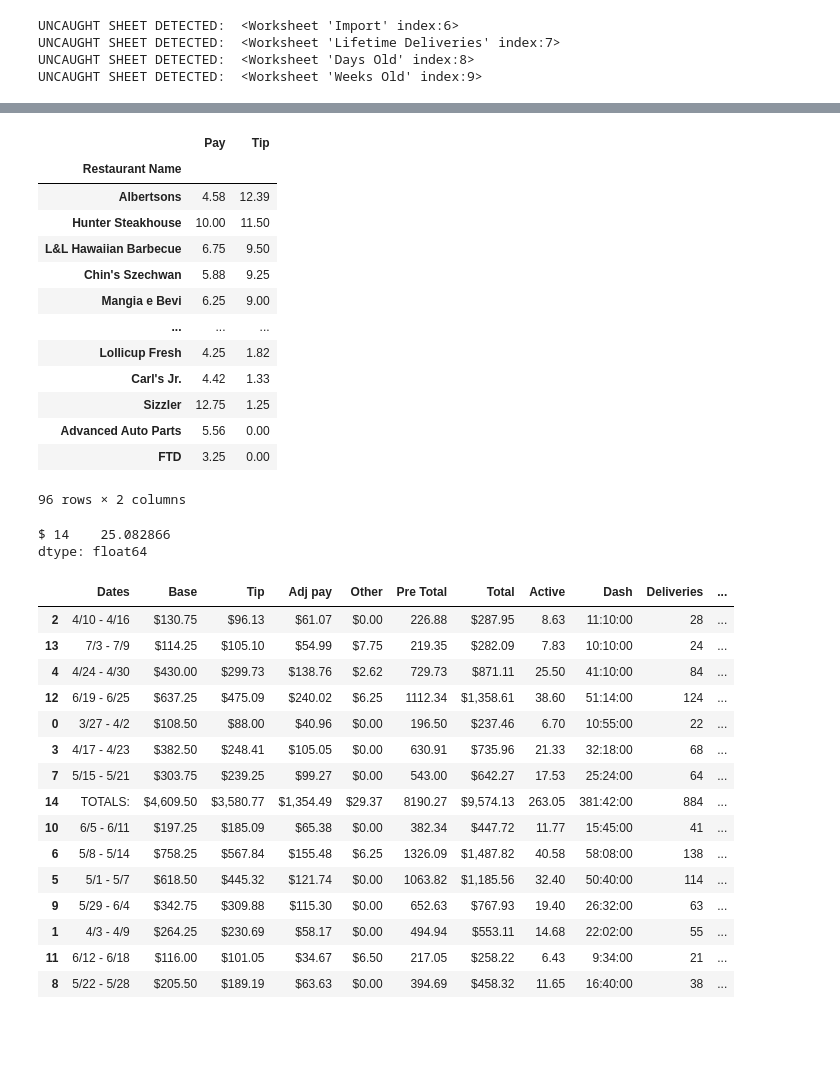
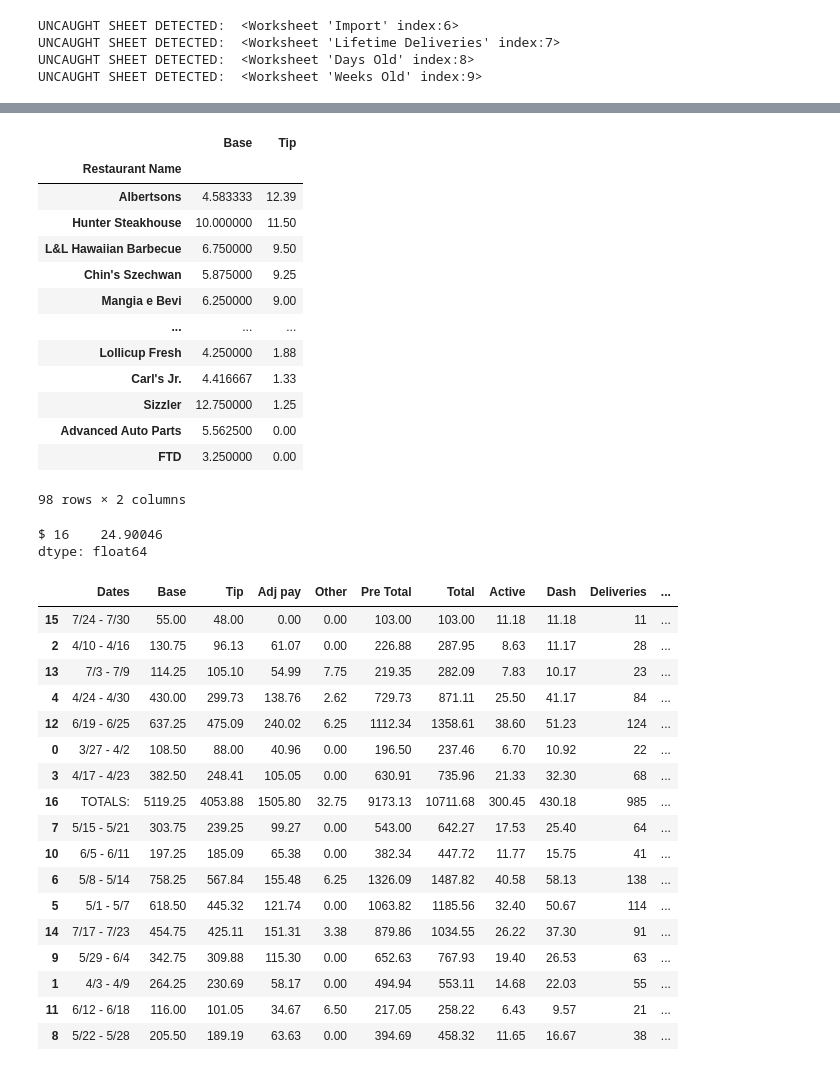
Before and after one commit to Crawford92/DeliveryData, a Jupyter notebook: stats.ipynb, the cells around one changed output, grey strips where cells are left out. Cells and saved outputs as stored; diff of their text form; code cells hidden in the pictures; blank space fills up the shorter version.

```diff
--- a/stats.ipynb
+++ b/stats.ipynb
@@ -116,62 +201,64 @@ print(percTipped*100, "% of customers tip")
 # %%
 tempDF = sheets_result.copy()
 tempDF = tempDF[sheets_result["Restaurant Name"].duplicated(keep=False) == True]
-tempDF = tempDF.groupby(["Restaurant Name"]).agg({"Pay": "mean", "Tip": "mean"})
+tempDF = tempDF.groupby(["Restaurant Name"]).agg({"Base": "mean", "Tip": "mean"})
 tempDF = tempDF.round({'Pay': 2, 'Tip': 2})
 tempDF.sort_values("Tip", ascending=False)
 # %% [output]
-|  | Pay | Tip |
+|  | Base | Tip |
 | Restaurant Name |  |  |
-| Albertsons | 4.58 | 12.39 |
-| Hunter Steakhouse | 10.00 | 11.50 |
-| L&L Hawaiian Barbecue | 6.75 | 9.50 |
-| Chin's Szechwan | 5.88 | 9.25 |
-| Mangia e Bevi | 6.25 | 9.00 |
+| Albertsons | 4.583333 | 12.39 |
+| Hunter Steakhouse | 10.000000 | 11.50 |
+| L&L Hawaiian Barbecue | 6.750000 | 9.50 |
+| Chin's Szechwan | 5.875000 | 9.25 |
+| Mangia e Bevi | 6.250000 | 9.00 |
 | ... | ... | ... |
-| Lollicup Fresh | 4.25 | 1.82 |
-| Carl's Jr. | 4.42 | 1.33 |
-| Sizzler | 12.75 | 1.25 |
-| Advanced Auto Parts | 5.56 | 0.00 |
-| FTD | 3.25 | 0.00 |
+| Lollicup Fresh | 4.250000 | 1.88 |
+| Carl's Jr. | 4.416667 | 1.33 |
+| Sizzler | 12.750000 | 1.25 |
+| Advanced Auto Parts | 5.562500 | 0.00 |
+| FTD | 3.250000 | 0.00 |
-96 rows × 2 columns
+98 rows × 2 columns
 # %%
 tempDF = sheets_WeeksDF.copy()
 #double bracket on iloc returns a df instead of series
 tempDF = tempDF.iloc[[-1]]
-dollars_to_floats(tempDF, ["Total"])
-hours_to_floats(tempDF, ["Dash"])
+#dollars_to_floats(tempDF, ["Total"])
+#hours_to_floats(tempDF, ["Dash"])
 hourlyRate = tempDF["Total"]/tempDF["Dash"]
 float(tempDF["Dash"])
 #Hourly rate is touple? just print [1] then
 print("$", hourlyRate)
 # %% [output]
-$ 14    25.082866
+$ 16    24.90046
 dtype: float64
 # %%
 #So float(var) converts, but series.astype(float) is for series in df
 # %%
-dollars_to_floats(sheets_WeeksDF, ["Pre Total"])
-hours_to_floats(sheets_WeeksDF, ["Active"])
+#dollars_to_floats(sheets_WeeksDF, ["Pre Total"])
+#hours_to_floats(sheets_WeeksDF, ["Active"])
 
 sheets_WeeksDF["pretotalactiveratio"] = sheets_WeeksDF["Pre Total"]/sheets_WeeksDF["Active"]
 sheets_WeeksDF.sort_values(by=["pretotalactiveratio"])
 # %% [output]
 |  | Dates | Base | Tip | Adj pay | Other | Pre Total | Total | Active | Dash | Deliveries | ... |
-| 2 | 4/10 - 4/16 | $130.75 | $96.13 | $61.07 | $0.00 | 226.88 | $287.95 | 8.63 | 11:10:00 | 28 | ... |
-| 13 | 7/3 - 7/9 | $114.25 | $105.10 | $54.99 | $7.75 | 219.35 | $282.09 | 7.83 | 10:10:00 | 24 | ... |
-| 4 | 4/24 - 4/30 | $430.00 | $299.73 | $138.76 | $2.62 | 729.73 | $871.11 | 25.50 | 41:10:00 | 84 | ... |
-| 12 | 6/19 - 6/25 | $637.25 | $475.09 | $240.02 | $6.25 | 1112.34 | $1,358.61 | 38.60 | 51:14:00 | 124 | ... |
-| 0 | 3/27 - 4/2 | $108.50 | $88.00 | $40.96 | $0.00 | 196.50 | $237.46 | 6.70 | 10:55:00 | 22 | ... |
-| 3 | 4/17 - 4/23 | $382.50 | $248.41 | $105.05 | $0.00 | 630.91 | $735.96 | 21.33 | 32:18:00 | 68 | ... |
-| 7 | 5/15 - 5/21 | $303.75 | $239.25 | $99.27 | $0.00 | 543.00 | $642.27 | 17.53 | 25:24:00 | 64 | ... |
-| 14 | TOTALS: | $4,609.50 | $3,580.77 | $1,354.49 | $29.37 | 8190.27 | $9,574.13 | 263.05 | 381:42:00 | 884 | ... |
-| 10 | 6/5 - 6/11 | $197.25 | $185.09 | $65.38 | $0.00 | 382.34 | $447.72 | 11.77 | 15:45:00 | 41 | ... |
-| 6 | 5/8 - 5/14 | $758.25 | $567.84 | $155.48 | $6.25 | 1326.09 | $1,487.82 | 40.58 | 58:08:00 | 138 | ... |
-| 5 | 5/1 - 5/7 | $618.50 | $445.32 | $121.74 | $0.00 | 1063.82 | $1,185.56 | 32.40 | 50:40:00 | 114 | ... |
-| 9 | 5/29 - 6/4 | $342.75 | $309.88 | $115.30 | $0.00 | 652.63 | $767.93 | 19.40 | 26:32:00 | 63 | ... |
-| 1 | 4/3 - 4/9 | $264.25 | $230.69 | $58.17 | $0.00 | 494.94 | $553.11 | 14.68 | 22:02:00 | 55 | ... |
-| 11 | 6/12 - 6/18 | $116.00 | $101.05 | $34.67 | $6.50 | 217.05 | $258.22 | 6.43 | 9:34:00 | 21 | ... |
-| 8 | 5/22 - 5/28 | $205.50 | $189.19 | $63.63 | $0.00 | 394.69 | $458.32 | 11.65 | 16:40:00 | 38 | ... |
+| 15 | 7/24 - 7/30 | 55.00 | 48.00 | 0.00 | 0.00 | 103.00 | 103.00 | 11.18 | 11.18 | 11 | ... |
+| 2 | 4/10 - 4/16 | 130.75 | 96.13 | 61.07 | 0.00 | 226.88 | 287.95 | 8.63 | 11.17 | 28 | ... |
+| 13 | 7/3 - 7/9 | 114.25 | 105.10 | 54.99 | 7.75 | 219.35 | 282.09 | 7.83 | 10.17 | 23 | ... |
+| 4 | 4/24 - 4/30 | 430.00 | 299.73 | 138.76 | 2.62 | 729.73 | 871.11 | 25.50 | 41.17 | 84 | ... |
+| 12 | 6/19 - 6/25 | 637.25 | 475.09 | 240.02 | 6.25 | 1112.34 | 1358.61 | 38.60 | 51.23 | 124 | ... |
+| 0 | 3/27 - 4/2 | 108.50 | 88.00 | 40.96 | 0.00 | 196.50 | 237.46 | 6.70 | 10.92 | 22 | ... |
+| 3 | 4/17 - 4/23 | 382.50 | 248.41 | 105.05 | 0.00 | 630.91 | 735.96 | 21.33 | 32.30 | 68 | ... |
+| 16 | TOTALS: | 5119.25 | 4053.88 | 1505.80 | 32.75 | 9173.13 | 10711.68 | 300.45 | 430.18 | 985 | ... |
+| 7 | 5/15 - 5/21 | 303.75 | 239.25 | 99.27 | 0.00 | 543.00 | 642.27 | 17.53 | 25.40 | 64 | ... |
+| 10 | 6/5 - 6/11 | 197.25 | 185.09 | 65.38 | 0.00 | 382.34 | 447.72 | 11.77 | 15.75 | 41 | ... |
+| 6 | 5/8 - 5/14 | 758.25 | 567.84 | 155.48 | 6.25 | 1326.09 | 1487.82 | 40.58 | 58.13 | 138 | ... |
+| 5 | 5/1 - 5/7 | 618.50 | 445.32 | 121.74 | 0.00 | 1063.82 | 1185.56 | 32.40 | 50.67 | 114 | ... |
+| 14 | 7/17 - 7/23 | 454.75 | 425.11 | 151.31 | 3.38 | 879.86 | 1034.55 | 26.22 | 37.30 | 91 | ... |
+| 9 | 5/29 - 6/4 | 342.75 | 309.88 | 115.30 | 0.00 | 652.63 | 767.93 | 19.40 | 26.53 | 63 | ... |
+| 1 | 4/3 - 4/9 | 264.25 | 230.69 | 58.17 | 0.00 | 494.94 | 553.11 | 14.68 | 22.03 | 55 | ... |
+| 11 | 6/12 - 6/18 | 116.00 | 101.05 | 34.67 | 6.50 | 217.05 | 258.22 | 6.43 | 9.57 | 21 | ... |
+| 8 | 5/22 - 5/28 | 205.50 | 189.19 | 63.63 | 0.00 | 394.69 | 458.32 | 11.65 | 16.67 | 38 | ... |
 # %%
 #Dollars Earned vs Miles Driven doodle
 #$ to float
```
Also changed, not shown: parts of 14 cells of this notebook.
